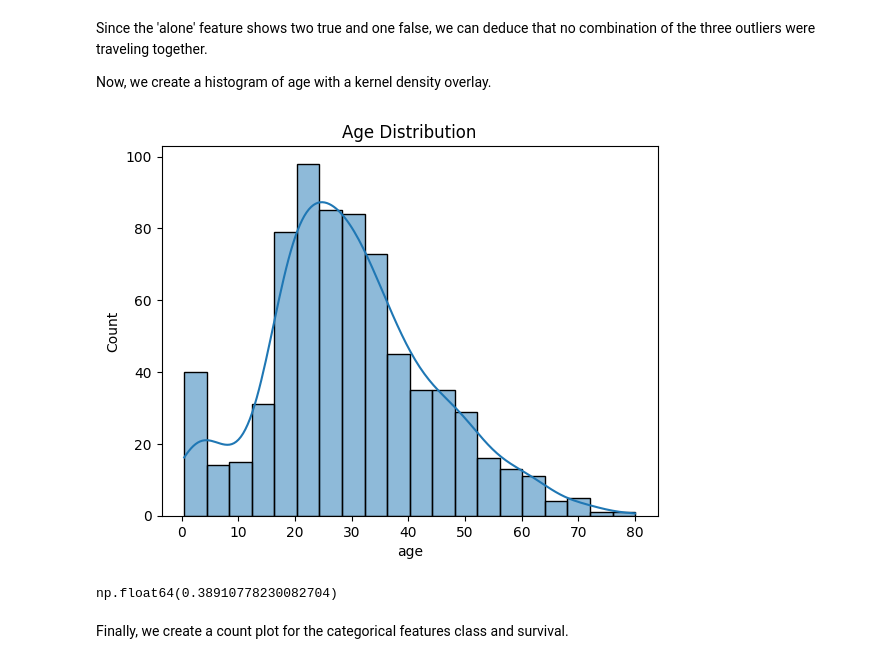
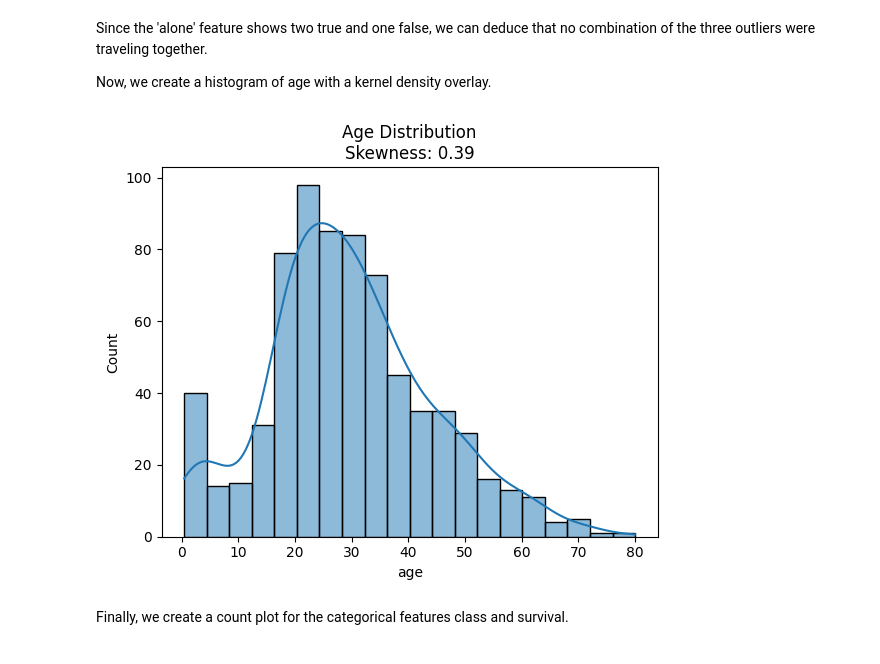
Before and after one commit to JfromNWMS/applied-ml-jordan, a Jupyter notebook: notebooks/project02/ml02_jordan.ipynb, the cells around one changed output. Drawn from its saved outputs; the diff is of its cells as text; code cells hidden in the pictures.

```diff
--- a/notebooks/project02/ml02_jordan.ipynb
+++ b/notebooks/project02/ml02_jordan.ipynb
@@ -154,12 +160,10 @@ Since the 'alone' feature shows two true and one false, we can deduce that no co
 Now, we create a histogram of age with a kernel density overlay.
 # %%
 sns.histplot(titanic_df['age'], kde=True) # type: ignore  # noqa: Q000
-plt.title('Age Distribution')  # noqa: Q000
+plt.title(f"Age Distribution\nSkewness: {titanic_df['age'].skew():.2f}")
 plt.show()
-titanic_df['age'].skew()
 # %% [output]
-[figure, old version]
+[figure, new version]
-np.float64(0.38910778230082704)
 # %% [markdown]
 Finally, we create a count plot for the categorical features class and survival.
 # %%
```
Also changed, not shown: parts of 8 cells of this notebook, 1 other file.
